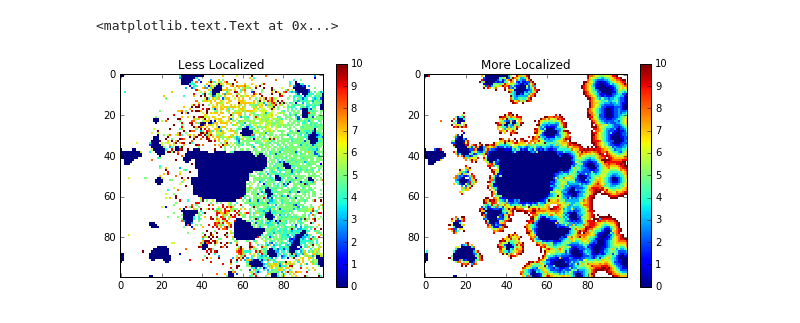
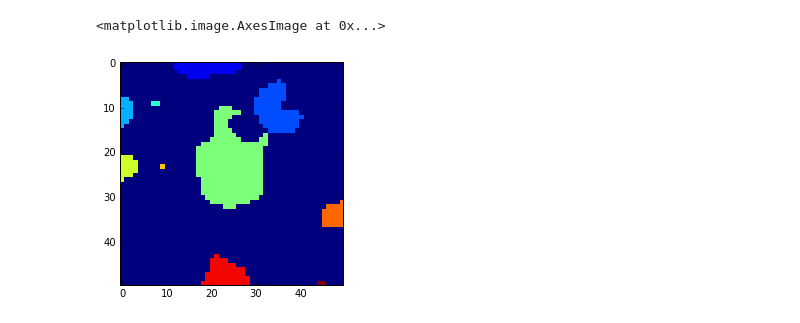
Before and after one commit to adrianalbert/city-simulator, a Jupyter notebook: Simulation Scratchwork.ipynb, the cells around one changed output. Drawn from its saved outputs; the diff is of its cells as text; code cells hidden in the pictures.

```diff
--- a/Simulation Scratchwork.ipynb
+++ b/Simulation Scratchwork.ipynb
@@ -137,15 +50,2 @@ recalculating distances
-# %%
-fig = plt.figure(figsize = (10, 4))
-
-ax1 = fig.add_subplot(121)
-im = ax1.imshow(M, interpolation = 'nearest')
-plt.colorbar(im)
-plt.title('Less Localized')
-
-ax2 = fig.add_subplot(122)
-im = ax2.imshow(M2, interpolation = 'nearest')
-plt.colorbar(im)
-plt.title('More Localized')
-# %% [output]
-<matplotlib.text.Text at 0x...>
-[figure, removed]
+# %%
+M0 = m.get_M0()
@@ -151,0 +54,7 @@ plt.title('More Localized')
+# %%
+test = id_clusters(M0)
+# %%
+plt.imshow(test, interpolation = 'nearest')
+# %% [output]
+<matplotlib.image.AxesImage at 0x...>
+[figure, added]
```
Also changed, not shown: parts of 16 cells of this notebook, 4 other files.
